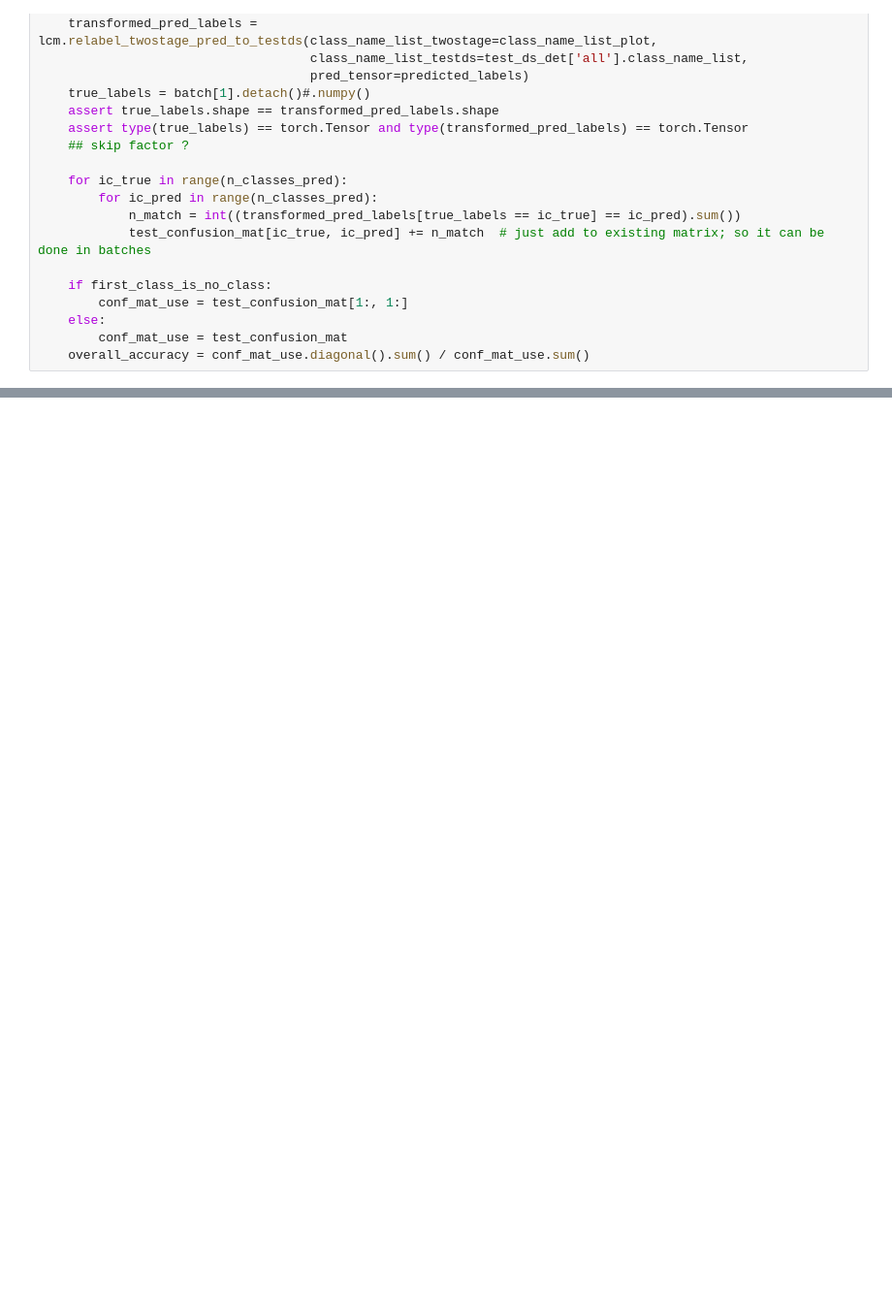
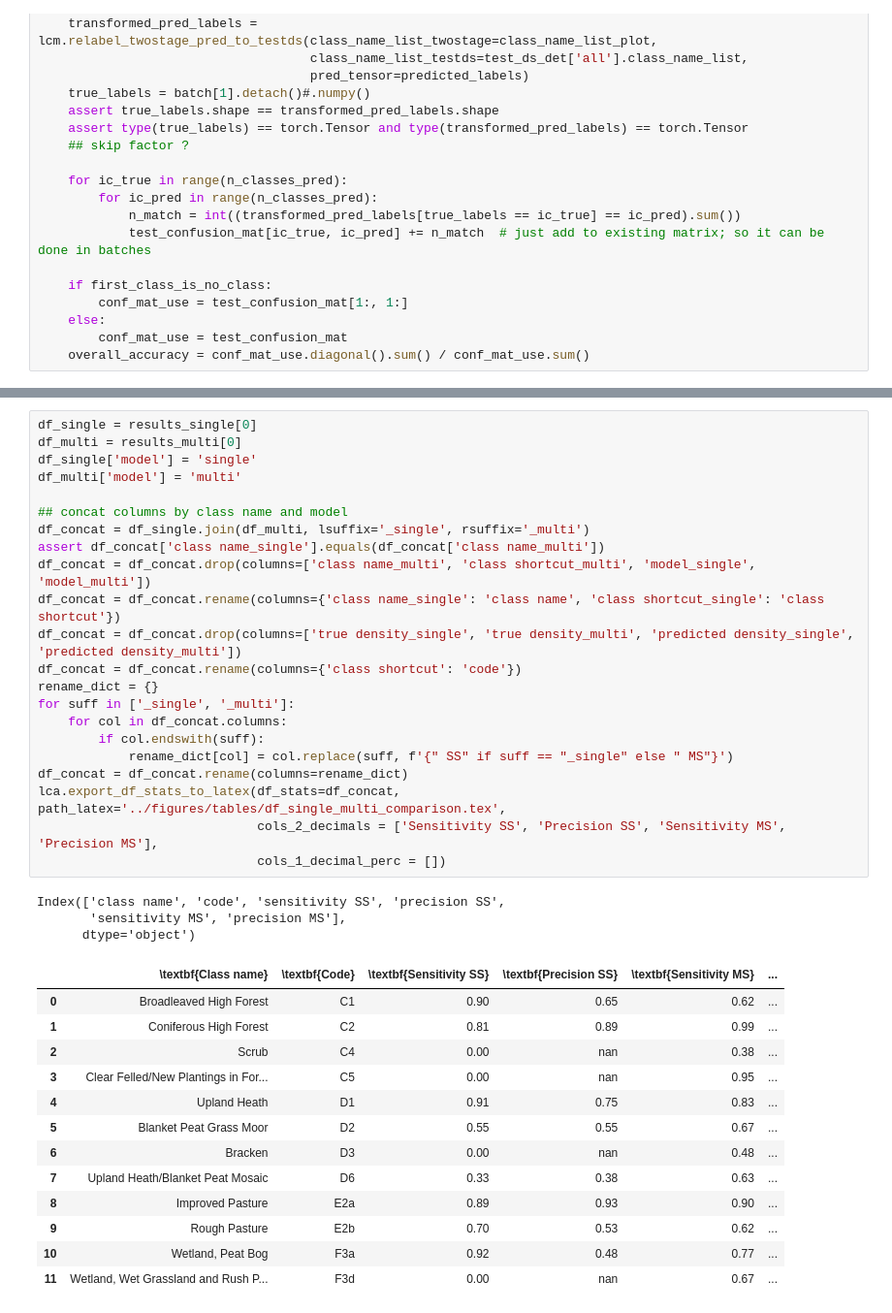
Before and after one commit to pdnpa/cnn-land-cover, a Jupyter notebook: notebooks/Figure CNN performance.ipynb, the cells around one changed output, grey strips where cells are left out. Shown at 97% size. Cells and saved outputs as stored; diff of their text form; blank space fills up the shorter version.

```diff
--- a/notebooks/Figure CNN performance.ipynb
+++ b/notebooks/Figure CNN performance.ipynb
@@ -1179 +1216,40 @@ for batch in tqdm(test_dl):
+# %%
+df_single = results_single[0]
+df_multi = results_multi[0]
+df_single['model'] = 'single'
+df_multi['model'] = 'multi'
+
+## concat columns by class name and model
+df_concat = df_single.join(df_multi, lsuffix='_single', rsuffix='_multi')
+assert df_concat['class name_single'].equals(df_concat['class name_multi'])
+df_concat = df_concat.drop(columns=['class name_multi', 'class shortcut_multi', 'model_single', 'model_multi'])
+df_concat = df_concat.rename(columns={'class name_single': 'class name', 'class shortcut_single': 'class shortcut'})
+df_concat = df_concat.drop(columns=['true density_single', 'true density_multi', 'predicted density_single', 'predicted density_multi'])
+df_concat = df_concat.rename(columns={'class shortcut': 'code'})
+rename_dict = {}
+for suff in ['_single', '_multi']:
+    for col in df_concat.columns:
+        if col.endswith(suff):
+            rename_dict[col] = col.replace(suff, f'{" SS" if suff == "_single" else " MS"}')
+df_concat = df_concat.rename(columns=rename_dict)
+lca.export_df_stats_to_latex(df_stats=df_concat, path_latex='../figures/tables/df_single_multi_comparison.tex',
+                             cols_2_decimals = ['Sensitivity SS', 'Precision SS', 'Sensitivity MS', 'Precision MS'],
+                             cols_1_decimal_perc = [])
+# %% [output]
+Index(['class name', 'code', 'sensitivity SS', 'precision SS',
+       'sensitivity MS', 'precision MS'],
+      dtype='object')
+|  | \textbf{Class name} | \textbf{Code} | \textbf{Sensitivity SS} | \textbf{Precision SS} | \textbf{Sensitivity MS} | ... |
+| 0 | Broadleaved High Forest | C1 | 0.90 | 0.65 | 0.62 | ... |
+| 1 | Coniferous High Forest | C2 | 0.81 | 0.89 | 0.99 | ... |
+| 2 | Scrub | C4 | 0.00 | nan | 0.38 | ... |
+| 3 | Clear Felled/New Plantings in For... | C5 | 0.00 | nan | 0.95 | ... |
+| 4 | Upland Heath | D1 | 0.91 | 0.75 | 0.83 | ... |
+| 5 | Blanket Peat Grass Moor | D2 | 0.55 | 0.55 | 0.67 | ... |
+| 6 | Bracken | D3 | 0.00 | nan | 0.48 | ... |
+| 7 | Upland Heath/Blanket Peat Mosaic | D6 | 0.33 | 0.38 | 0.63 | ... |
+| 8 | Improved Pasture | E2a | 0.89 | 0.93 | 0.90 | ... |
+| 9 | Rough Pasture | E2b | 0.70 | 0.53 | 0.62 | ... |
+| 10 | Wetland, Peat Bog | F3a | 0.92 | 0.48 | 0.77 | ... |
+| 11 | Wetland, Wet Grassland and Rush P... | F3d | 0.00 | nan | 0.67 | ... |
 # %%
```
Also changed, not shown: parts of 4 cells of this notebook, 3 other files.
